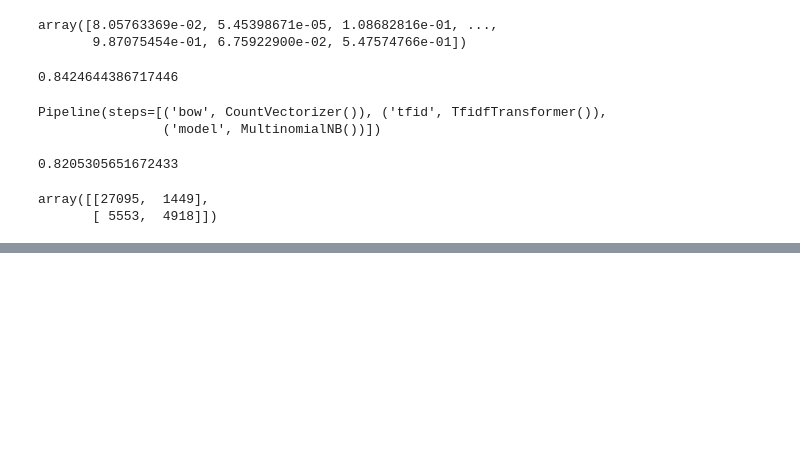
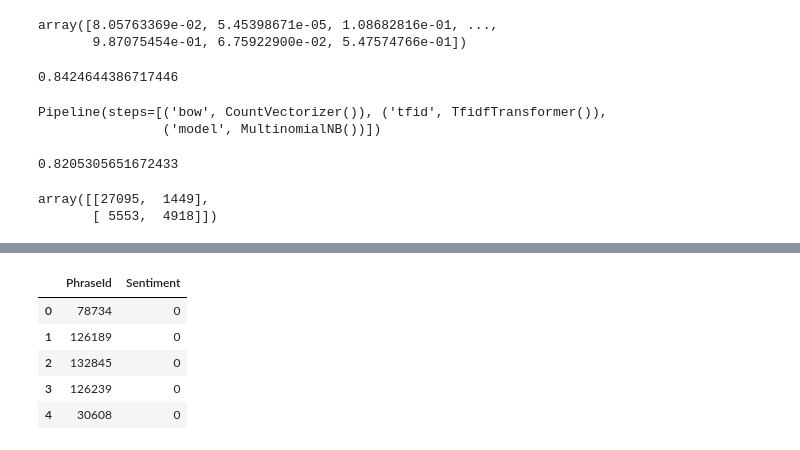
Before and after one commit to gussan-me/-Sentiment_Analysis_on_Movie_Review-, a Jupyter notebook: Sentimt-Analysis-on-Movie-Review.ipynb, the cells around one changed output, grey strips where cells are left out. Saved outputs shown, nothing was run; the diff lists cells and outputs as text; code cells hidden in the pictures; blank space fills up the shorter version.

```diff
--- a/Sentimt-Analysis-on-Movie-Review.ipynb
+++ b/Sentimt-Analysis-on-Movie-Review.ipynb
@@ -407,0 +438,10 @@ array([[27095,  1449],
+# %%
+submission_data = pd.read_csv("submission.csv")
+submission_data.head()
+# %% [output]
+|  | PhraseId | Sentiment |
+| 0 | 78734 | 0 |
+| 1 | 126189 | 0 |
+| 2 | 132845 | 0 |
+| 3 | 126239 | 0 |
+| 4 | 30608 | 0 |
```
Also changed, not shown: parts of 15 cells of this notebook.
